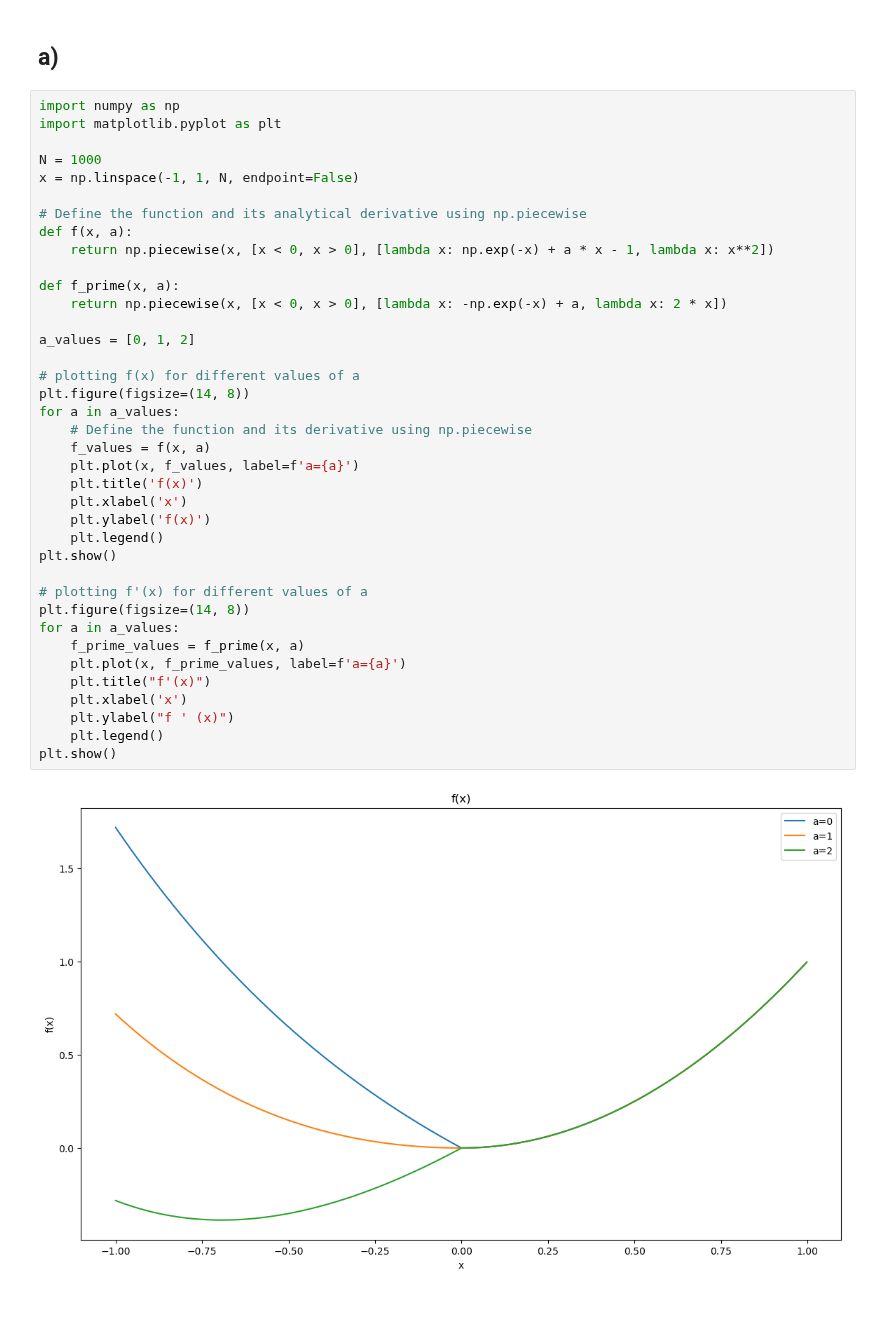
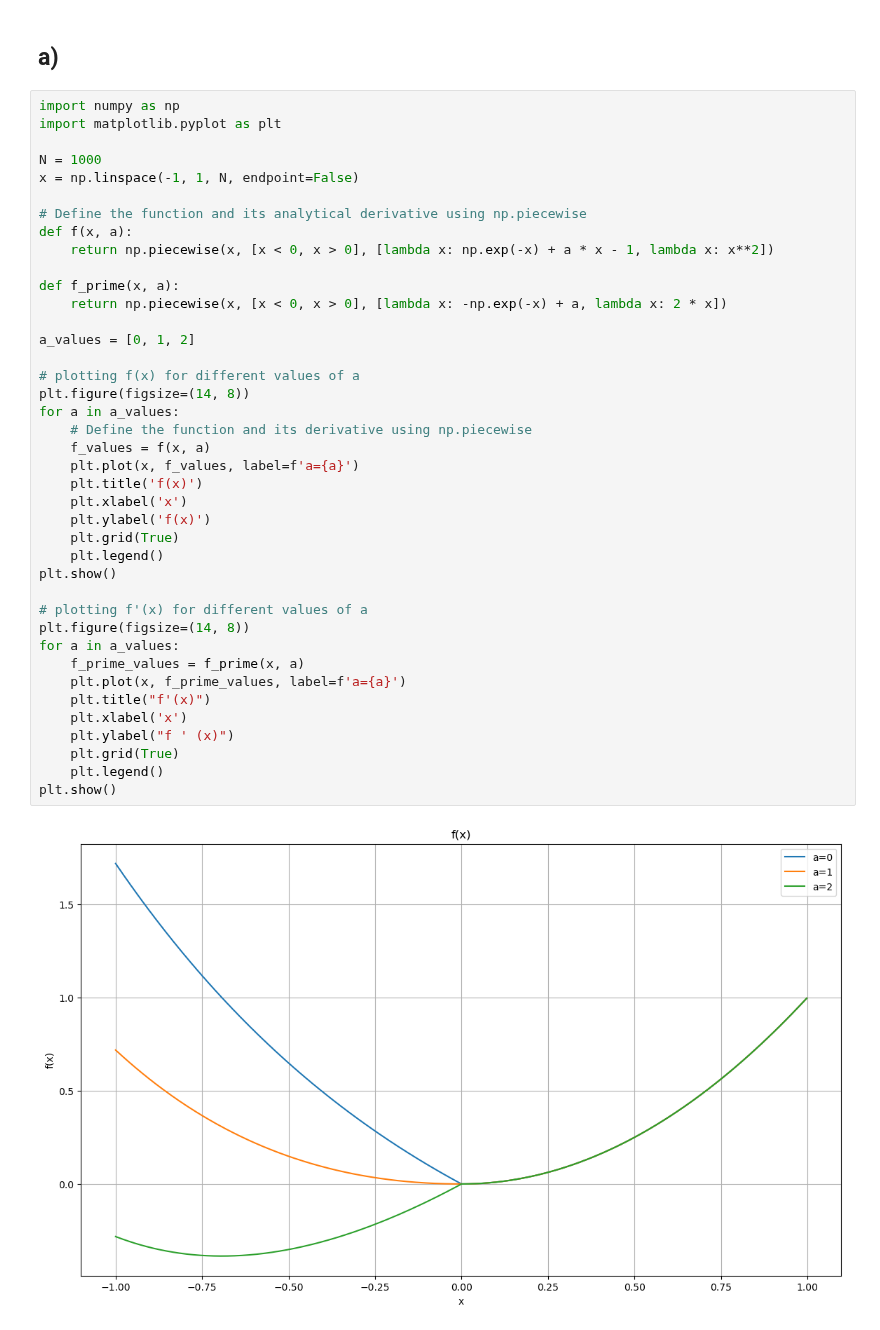
Before and after one commit to Katikistan/NumeP, a Jupyter notebook: week1/week1.ipynb, the cells around one changed output. Drawn from its saved outputs; the diff is of its cells as text.

```diff
--- a/week1/week1.ipynb
+++ b/week1/week1.ipynb
@@ -90,31 +135,33 @@ def f(x, a):
     return np.piecewise(x, [x < 0, x > 0], [lambda x: np.exp(-x) + a * x - 1, lambda x: x**2])
 
 def f_prime(x, a):
     return np.piecewise(x, [x < 0, x > 0], [lambda x: -np.exp(-x) + a, lambda x: 2 * x])
 
 a_values = [0, 1, 2]
 
 # plotting f(x) for different values of a
 plt.figure(figsize=(14, 8))
 for a in a_values:
     # Define the function and its derivative using np.piecewise
     f_values = f(x, a)
     plt.plot(x, f_values, label=f'a={a}')
     plt.title('f(x)')
     plt.xlabel('x')
     plt.ylabel('f(x)')
+    plt.grid(True)
     plt.legend()
 plt.show()
 
 # plotting f'(x) for different values of a
 plt.figure(figsize=(14, 8))
 for a in a_values:
     f_prime_values = f_prime(x, a)
     plt.plot(x, f_prime_values, label=f'a={a}')
     plt.title("f'(x)")
     plt.xlabel('x')
     plt.ylabel("f ' (x)")
+    plt.grid(True)
     plt.legend()
 plt.show()
 # %% [output]
-[figure, old version]
+[figure, new version]
```
Also changed, not shown: parts of 23 cells of this notebook.
